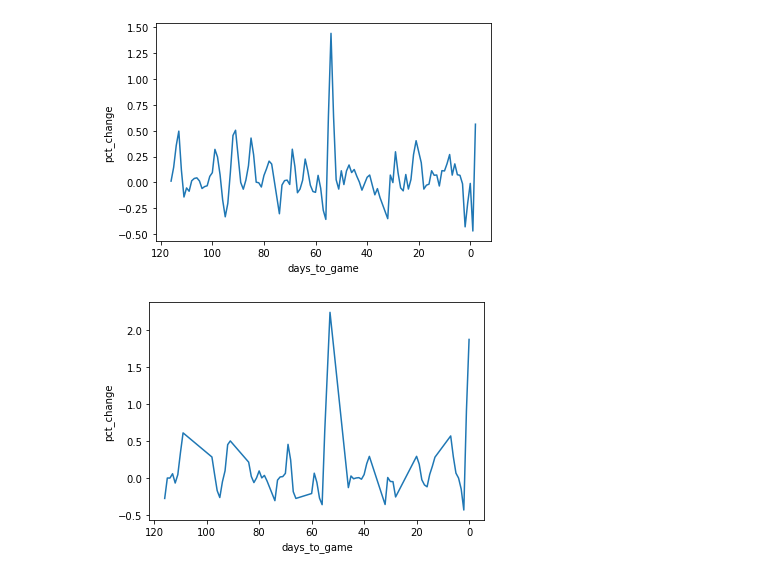
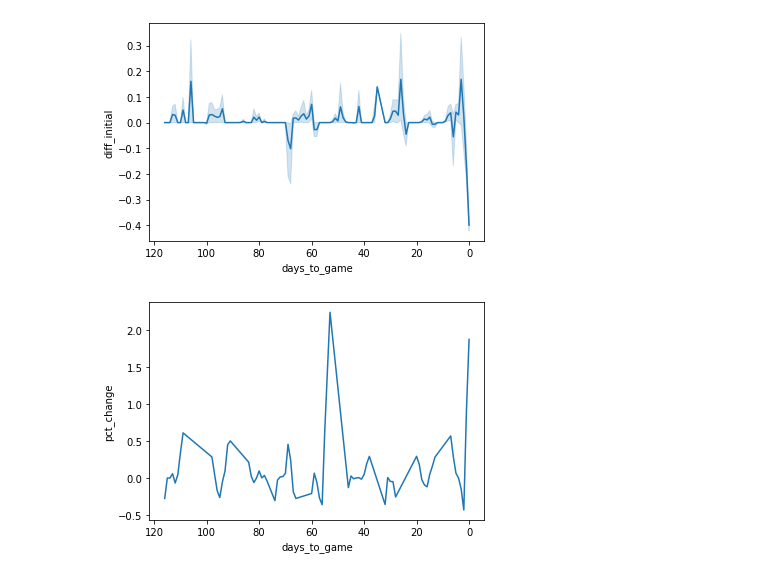
Before and after one commit to benbrill/Stubhub, a Jupyter notebook: notebooks/viz.ipynb, the cells around one changed output. Cells and saved outputs as stored; diff of their text form; code cells hidden in the pictures.

Commit message:
create diff_initial

```diff
--- a/notebooks/viz.ipynb
+++ b/notebooks/viz.ipynb
@@ -25,0 +7,13 @@ df
+# %%
+with sqlite3.connect("../tickets.db") as conn:
+    cmd = \
+        """
+        SELECT g.*, e.price, e.extractTime, e.ticket_count FROM extraction e
+        LEFT JOIN games g on e.id = g.id
+        """
+    df = pd.read_sql_query(cmd, conn)
+df['time'], df['extractTime'] = pd.to_datetime(df['time']), pd.to_datetime(df['extractTime'])
+df['days_to_game'] = (df['time'] - df['extractTime'])
+df['days_to_game'] = df['days_to_game'].apply(lambda X: X.days)
+df = df.dropna()
+df
@@ -31,2 +39,8 @@ sns.barplot(x="days_to_game", y="price", data=df)
+# %%
+def diff_from_max(x):
+    initial = x.to_numpy()[0]
+    return (initial - x)/x
+# %%
+df["diff_initial"] = df.groupby("unique_name")["price"].transform(diff_from_max)
 # %%
 dodgers = df[df['homeTeam'] == 'Los Angeles Dodgers']
@@ -92,3 +46,0 @@ See the caveats in the documentation: https://pandas.pydata.org/pandas-docs/stab
-# %%
-df["pct_change"] = df["price"].pct_change()
-# df.groupby("days_to_game")[["price"]].apply(lambda X: X.pct_change)
@@ -95,8 +63,8 @@ df["pct_change"] = df["price"].pct_change()
 # %%
-ax = sns.lineplot(x = "days_to_game", y = "pct_change", data = df.groupby("days_to_game")[["pct_change"]].mean().reset_index())
+ax = sns.lineplot(x = "days_to_game", y = "diff_initial", data = df)
 ax = ax.invert_xaxis()
 # %% [output]
-[figure, old version]
+[figure, new version]
 # %%
 ax = sns.lineplot(x = "days_to_game", y = "pct_change", data = dodgers.groupby("days_to_game")[["pct_change"]].mean().reset_index())
 ax = ax.invert_xaxis()
```
Also changed, not shown: parts of 10 cells of this notebook, 3 other files.
